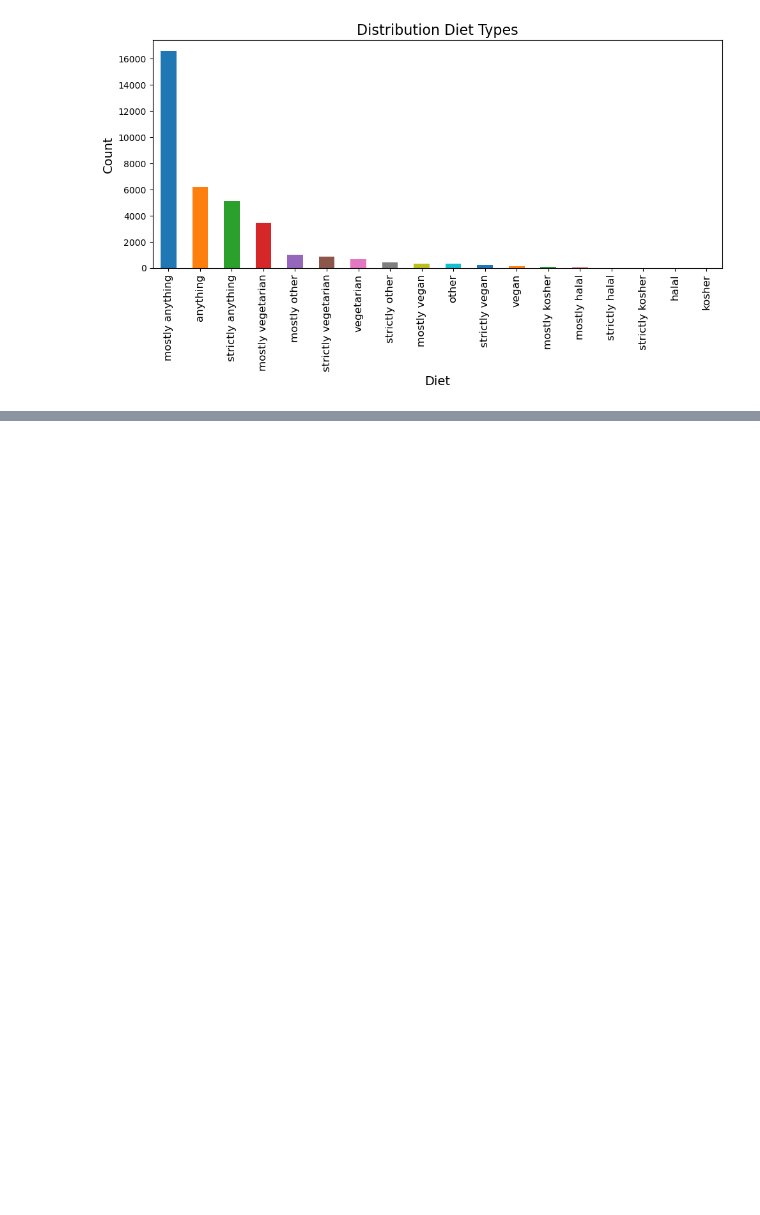
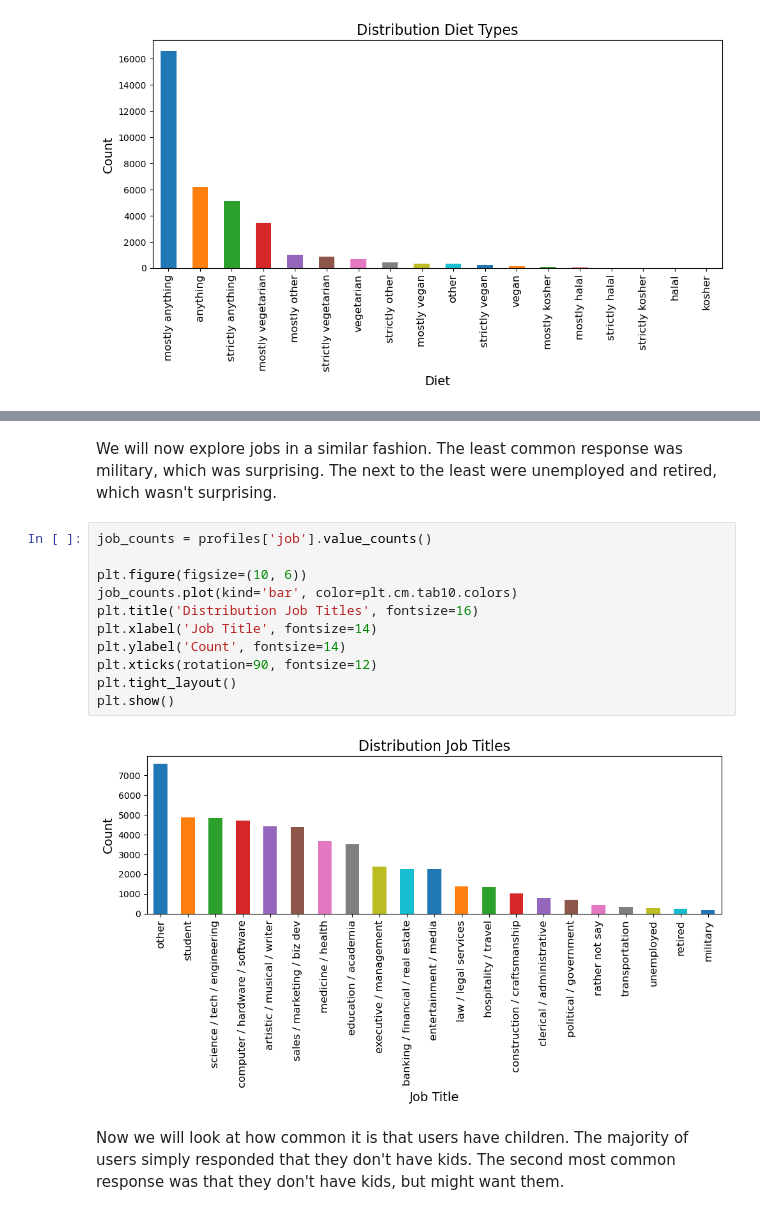
Before and after one commit to Kyloni417/OkCupid-Date-a-Scientist, a Jupyter notebook: date-a-scientist.ipynb, the cells around one changed output, grey strips where cells are left out. Cells and saved outputs as stored; diff of their text form; blank space fills up the shorter version.

```diff
--- a/date-a-scientist.ipynb
+++ b/date-a-scientist.ipynb
@@ -317,0 +365,17 @@ plt.show()
+# %% [markdown]
+We will now explore jobs in a similar fashion. The least common response was military, which was surprising.  The next to the least were unemployed and retired, which wasn't surprising.
+# %%
+job_counts = profiles['job'].value_counts()
+
+plt.figure(figsize=(10, 6))
+job_counts.plot(kind='bar', color=plt.cm.tab10.colors)
+plt.title('Distribution Job Titles', fontsize=16)
+plt.xlabel('Job Title', fontsize=14)
+plt.ylabel('Count', fontsize=14)
+plt.xticks(rotation=90, fontsize=12)
+plt.tight_layout()
+plt.show()
+# %% [output]
+[figure, added]
+# %% [markdown]
+Now we will look at how common it is that users have children. The majority of users simply responded that they don't have kids.  The second most common response was that they don't have kids, but might want them.
```
Also changed, not shown: parts of 16 cells of this notebook.
